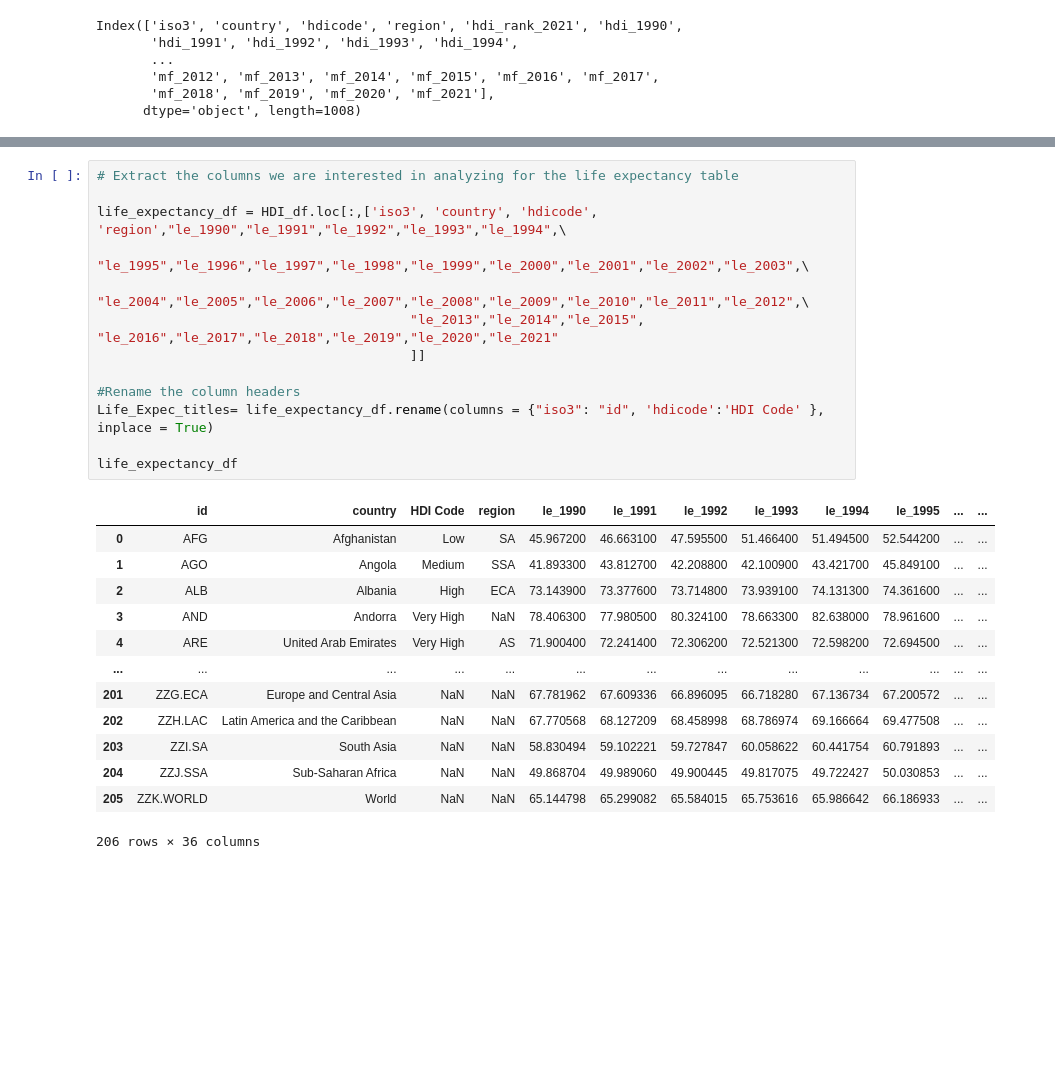
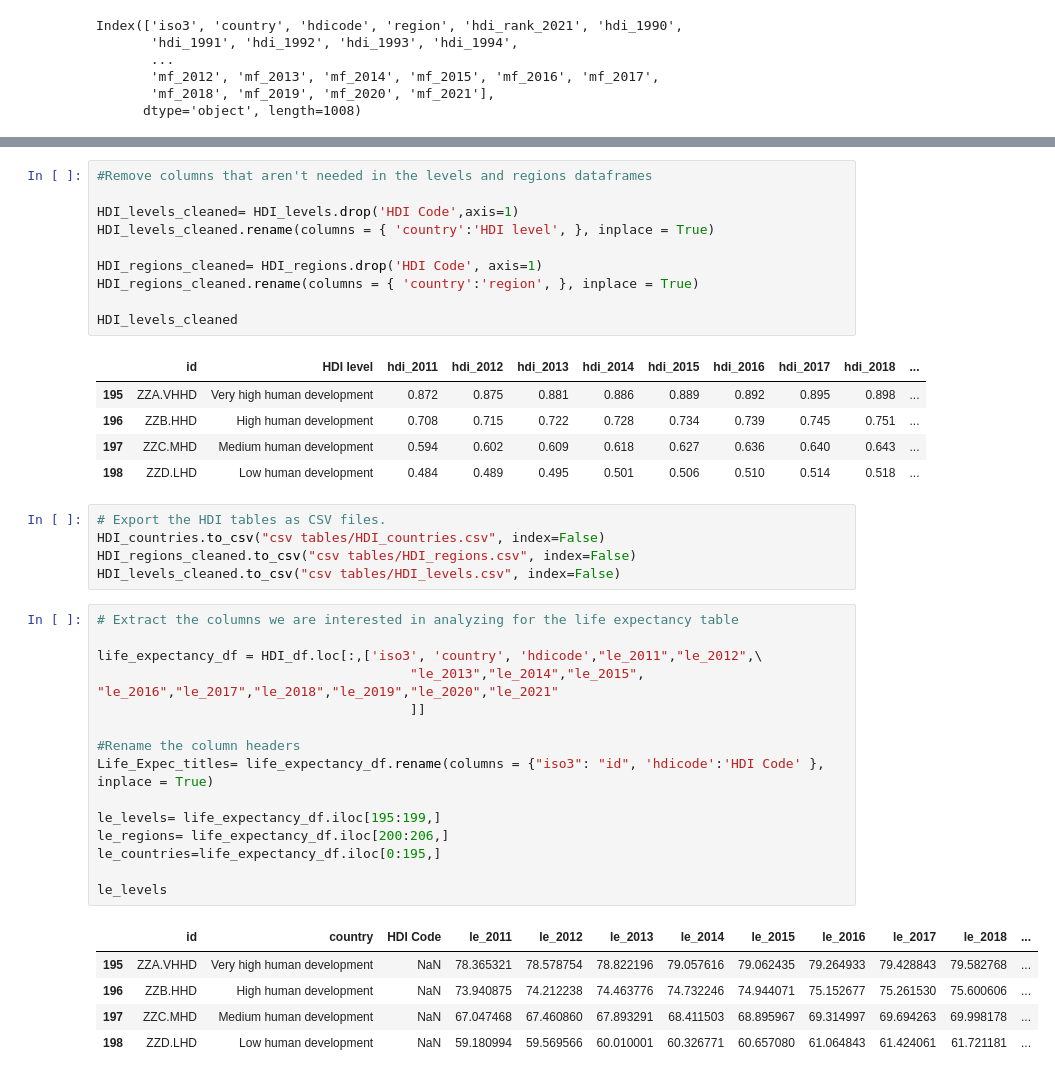
Before and after one commit to AbdullaMashaly/Human_Development_Index, a Jupyter notebook: HDI_cleaning_data.ipynb, the cells around one changed output, grey strips where cells are left out. Cells and saved outputs as stored; diff of their text form; blank space fills up the shorter version.

Commit message:
Pushing updated clean data and exported csv files

```diff
--- a/HDI_cleaning_data.ipynb
+++ b/HDI_cleaning_data.ipynb
@@ -56,27 +58,42 @@ HDI_index_df
+# %%
+#Remove columns that aren't needed in the levels and regions dataframes
+
+HDI_levels_cleaned= HDI_levels.drop('HDI Code',axis=1)
+HDI_levels_cleaned.rename(columns = { 'country':'HDI level', }, inplace = True)
+
+HDI_regions_cleaned= HDI_regions.drop('HDI Code', axis=1)
+HDI_regions_cleaned.rename(columns = { 'country':'region', }, inplace = True)
+
+HDI_levels_cleaned
+# %% [output]
+|  | id | HDI level | hdi_2011 | hdi_2012 | hdi_2013 | hdi_2014 | hdi_2015 | hdi_2016 | hdi_2017 | hdi_2018 | ... |
+| 195 | ZZA.VHHD | Very high human development | 0.872 | 0.875 | 0.881 | 0.886 | 0.889 | 0.892 | 0.895 | 0.898 | ... |
+| 196 | ZZB.HHD | High human development | 0.708 | 0.715 | 0.722 | 0.728 | 0.734 | 0.739 | 0.745 | 0.751 | ... |
+| 197 | ZZC.MHD | Medium human development | 0.594 | 0.602 | 0.609 | 0.618 | 0.627 | 0.636 | 0.640 | 0.643 | ... |
+| 198 | ZZD.LHD | Low human development | 0.484 | 0.489 | 0.495 | 0.501 | 0.506 | 0.510 | 0.514 | 0.518 | ... |
+# %%
+# Export the HDI tables as CSV files.
+HDI_countries.to_csv("csv tables/HDI_countries.csv", index=False)
+HDI_regions_cleaned.to_csv("csv tables/HDI_regions.csv", index=False)
+HDI_levels_cleaned.to_csv("csv tables/HDI_levels.csv", index=False)
 # %%
 # Extract the columns we are interested in analyzing for the life expectancy table
 
-life_expectancy_df = HDI_df.loc[:,['iso3', 'country', 'hdicode', 'region',"le_1990","le_1991","le_1992","le_1993","le_1994",\
-                                        "le_1995","le_1996","le_1997","le_1998","le_1999","le_2000","le_2001","le_2002","le_2003",\
-                                        "le_2004","le_2005","le_2006","le_2007","le_2008","le_2009","le_2010","le_2011","le_2012",\
+life_expectancy_df = HDI_df.loc[:,['iso3', 'country', 'hdicode',"le_2011","le_2012",\
                                         "le_2013","le_2014","le_2015", "le_2016","le_2017","le_2018","le_2019","le_2020","le_2021"
                                         ]]
 
 #Rename the column headers
 Life_Expec_titles= life_expectancy_df.rename(columns = {"iso3": "id", 'hdicode':'HDI Code' }, inplace = True)
 
-life_expectancy_df
+le_levels= life_expectancy_df.iloc[195:199,]
+le_regions= life_expectancy_df.iloc[200:206,]
+le_countries=life_expectancy_df.iloc[0:195,]
+
+le_levels
 # %% [output]
-|  | id | country | HDI Code | region | le_1990 | le_1991 | le_1992 | le_1993 | le_1994 | le_1995 | ... | ... |
-| 0 | AFG | Afghanistan | Low | SA | 45.967200 | 46.663100 | 47.595500 | 51.466400 | 51.494500 | 52.544200 | ... | ... |
-| 1 | AGO | Angola | Medium | SSA | 41.893300 | 43.812700 | 42.208800 | 42.100900 | 43.421700 | 45.849100 | ... | ... |
-| 2 | ALB | Albania | High | ECA | 73.143900 | 73.377600 | 73.714800 | 73.939100 | 74.131300 | 74.361600 | ... | ... |
-| 3 | AND | Andorra | Very High | NaN | 78.406300 | 77.980500 | 80.324100 | 78.663300 | 82.638000 | 78.961600 | ... | ... |
-| 4 | ARE | United Arab Emirates | Very High | AS | 71.900400 | 72.241400 | 72.306200 | 72.521300 | 72.598200 | 72.694500 | ... | ... |
-| ... | ... | ... | ... | ... | ... | ... | ... | ... | ... | ... | ... | ... |
-| 201 | ZZG.ECA | Europe and Central Asia | NaN | NaN | 67.781962 | 67.609336 | 66.896095 | 66.718280 | 67.136734 | 67.200572 | ... | ... |
-| 202 | ZZH.LAC | Latin America and the Caribbean | NaN | NaN | 67.770568 | 68.127209 | 68.458998 | 68.786974 | 69.166664 | 69.477508 | ... | ... |
-| 203 | ZZI.SA | South Asia | NaN | NaN | 58.830494 | 59.102221 | 59.727847 | 60.058622 | 60.441754 | 60.791893 | ... | ... |
-| 204 | ZZJ.SSA | Sub-Saharan Africa | NaN | NaN | 49.868704 | 49.989060 | 49.900445 | 49.817075 | 49.722427 | 50.030853 | ... | ... |
-| 205 | ZZK.WORLD | World | NaN | NaN | 65.144798 | 65.299082 | 65.584015 | 65.753616 | 65.986642 | 66.186933 | ... | ... |
+|  | id | country | HDI Code | le_2011 | le_2012 | le_2013 | le_2014 | le_2015 | le_2016 | le_2017 | le_2018 | ... |
+| 195 | ZZA.VHHD | Very high human development | NaN | 78.365321 | 78.578754 | 78.822196 | 79.057616 | 79.062435 | 79.264933 | 79.428843 | 79.582768 | ... |
+| 196 | ZZB.HHD | High human development | NaN | 73.940875 | 74.212238 | 74.463776 | 74.732246 | 74.944071 | 75.152677 | 75.261530 | 75.600606 | ... |
+| 197 | ZZC.MHD | Medium human development | NaN | 67.047468 | 67.460860 | 67.893291 | 68.411503 | 68.895967 | 69.314997 | 69.694263 | 69.998178 | ... |
+| 198 | ZZD.LHD | Low human development | NaN | 59.180994 | 59.569566 | 60.010001 | 60.326771 | 60.657080 | 61.064843 | 61.424061 | 61.721181 | ... |
-206 rows × 36 columns
```
Also changed, not shown: parts of 18 cells of this notebook, 22 other files.
